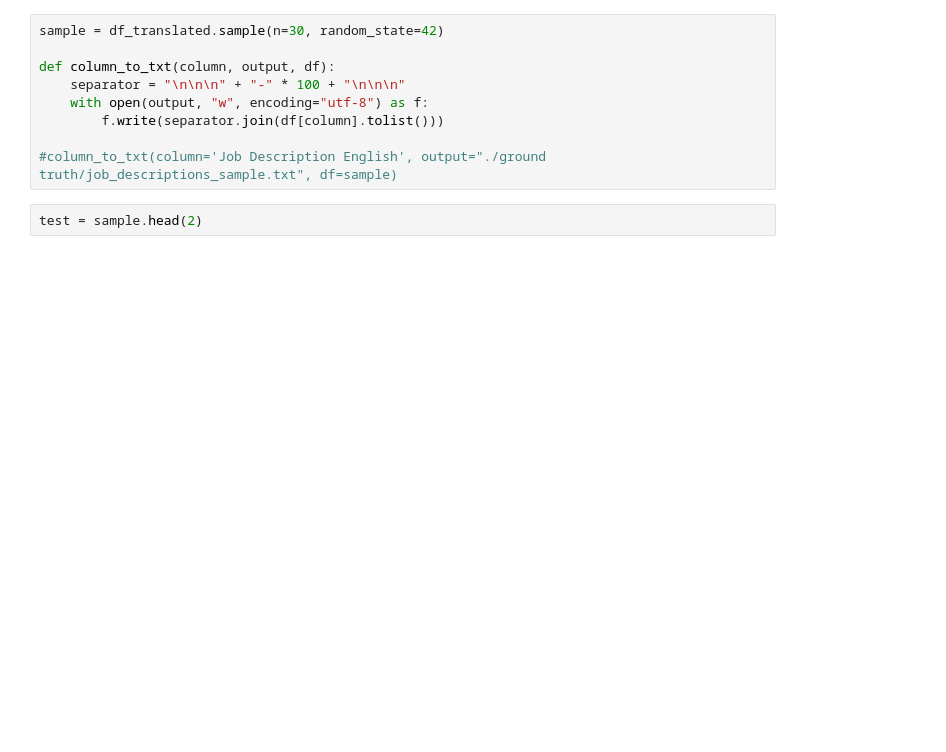
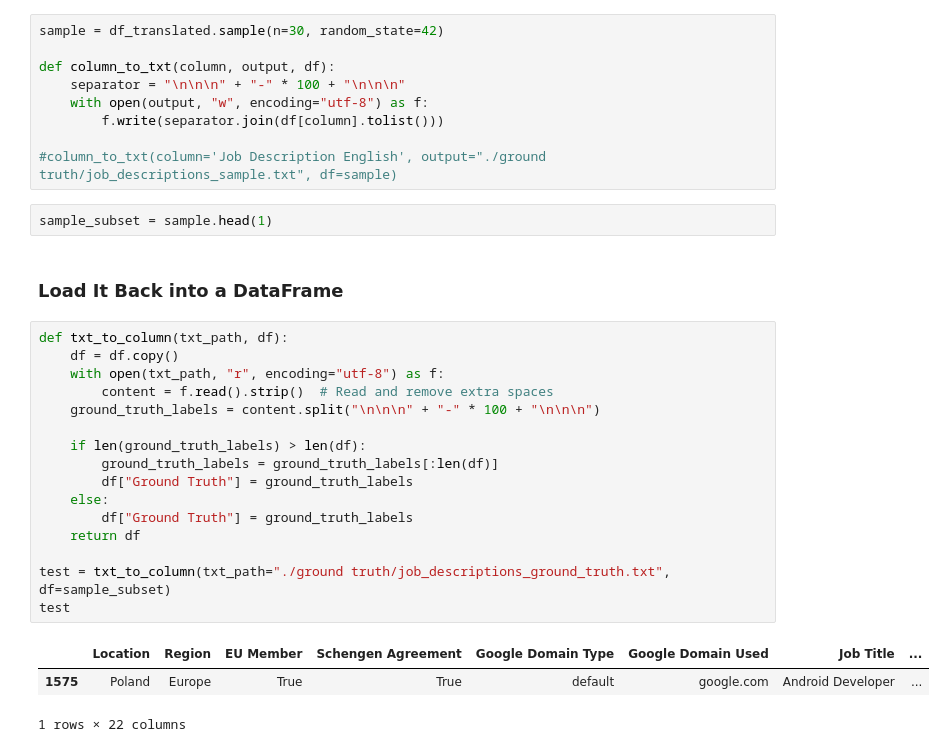
Before and after one commit to S0la1re/Research-work-new, a Jupyter notebook: Data Processing/Data Preparation.ipynb, the cells around one changed output. Saved outputs shown, nothing was run; the diff lists cells and outputs as text; blank space fills up the shorter version.

```diff
--- a/Data Processing/Data Preparation.ipynb
+++ b/Data Processing/Data Preparation.ipynb
@@ -536,7 +536,29 @@ def column_to_txt(column, output, df):
 
 #column_to_txt(column='Job Description English', output="./ground truth/job_descriptions_sample.txt", df=sample)
 # %%
-test = sample.head(2)
+sample_subset = sample.head(1)
+# %% [markdown]
+###  Load It Back into a DataFrame
+# %%
+def txt_to_column(txt_path, df):
+    df = df.copy()
+    with open(txt_path, "r", encoding="utf-8") as f:
+        content = f.read().strip()  # Read and remove extra spaces
+    ground_truth_labels = content.split("\n\n\n" + "-" * 100 + "\n\n\n")
+
+    if len(ground_truth_labels) > len(df):
+        ground_truth_labels = ground_truth_labels[:len(df)]
+        df["Ground Truth"] = ground_truth_labels
+    else:
+        df["Ground Truth"] = ground_truth_labels
+    return df
+
+test = txt_to_column(txt_path="./ground truth/job_descriptions_ground_truth.txt", df=sample_subset)
+test
+# %% [output]
+|  | Location | Region | EU Member | Schengen Agreement | Google Domain Type | Google Domain Used | Job Title | ... |
+| 1575 | Poland | Europe | True | True | default | google.com | Android Developer | ... |
+1 rows × 22 columns
 # %%
 system_prompt = """
 You are an AI assistant. Your role is to extract specific information from job descriptions and format them in a strict structure.
```
Also changed, not shown: parts of 6 cells of this notebook, 3 other files.
